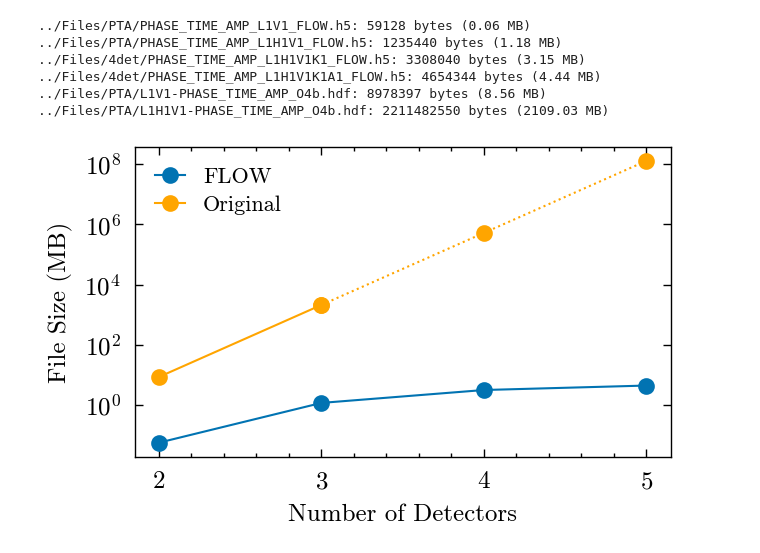
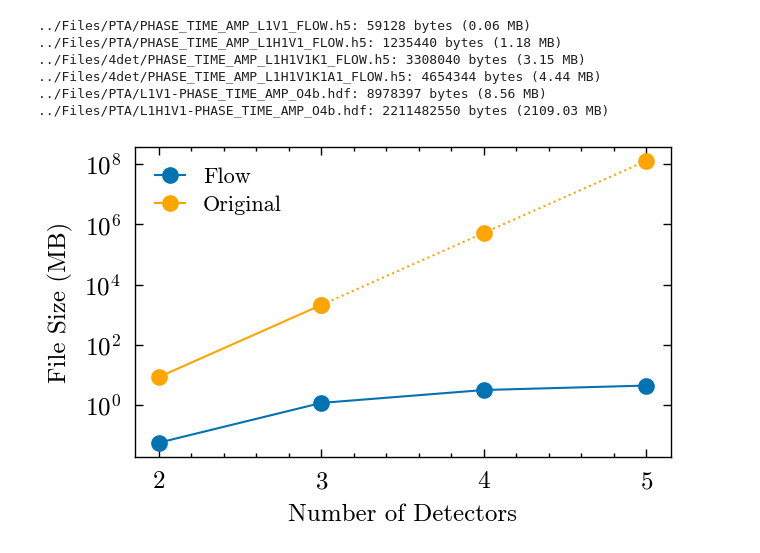
Before and after one commit to icg-gravwaves/Phase_Time_Amplitude, a Jupyter notebook: Plotting/File_size.ipynb, the cells around one changed output. Drawn from its saved outputs; the diff is of its cells as text; code cells hidden in the pictures.

```diff
--- a/Plotting/File_size.ipynb
+++ b/Plotting/File_size.ipynb
@@ -47,18 +47,18 @@ Number_of_Detectors = [2, 3, 4, 5]
 # %%
 # Plotting File sizes as a function of number of detectors
 
-plt.plot(Number_of_Detectors, size_mb_flow, marker='o', label='FLOW')
+plt.plot(Number_of_Detectors, size_mb_flow, marker='o', label='Flow')
 plt.plot(Number_of_Detectors[:2], size_mb_original[:2],
          marker='o', color="orange", linestyle='solid', label='Original')
 plt.plot(Number_of_Detectors[1:], size_mb_original[1:],
          marker='o', color="orange", linestyle='dotted')
 plt.xticks(Number_of_Detectors)
 plt.xlabel('Number of Detectors')
 plt.ylabel('File Size (MB)')
 
 plt.yscale('log')
 plt.legend()
 plt.savefig("../Plots/File_size_vs_Number_of_Detectors.png")
 plt.show()
 # %% [output]
-[figure, old version]
+[figure, new version]
```
Also changed, not shown: 5 other files.
